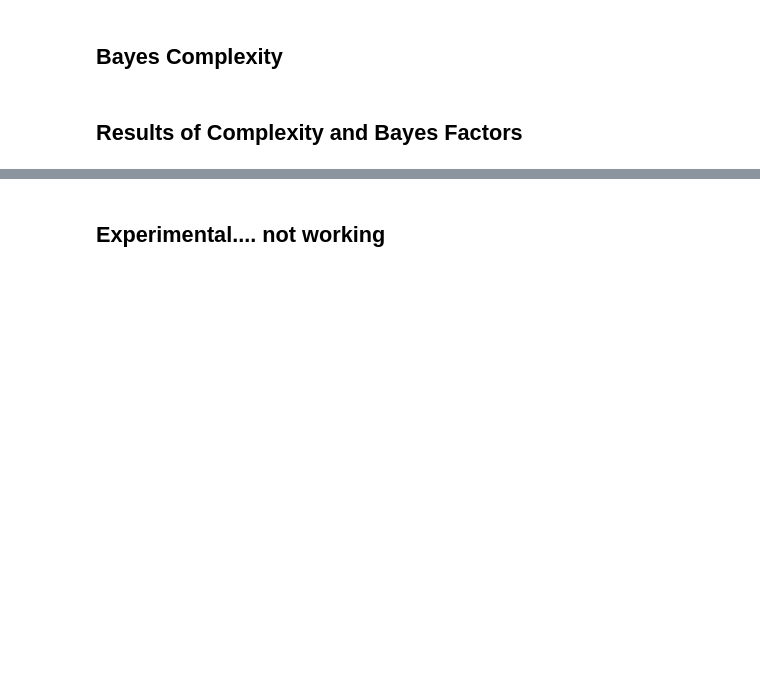
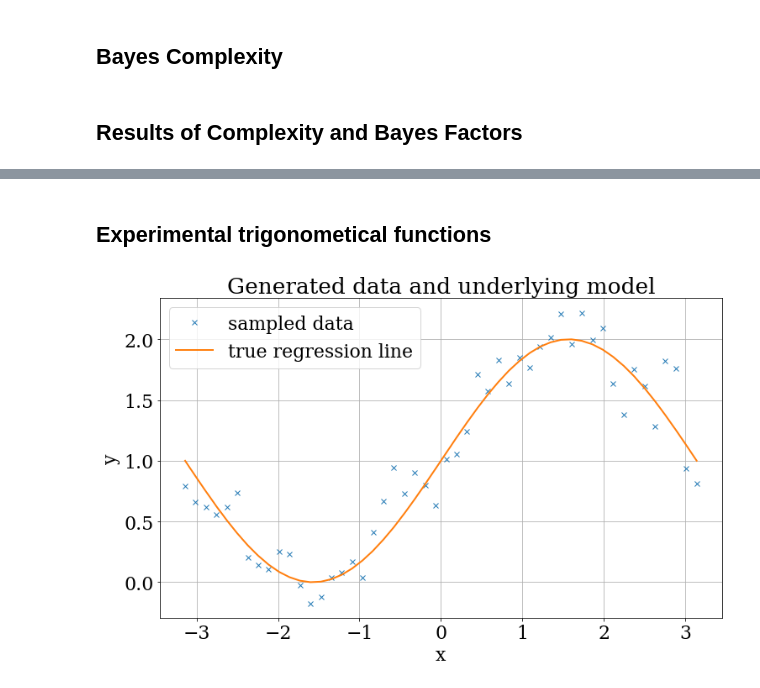
Before and after one commit to dschuechter/physics760_schuechter_krause, a Jupyter notebook: final_project/Code/Bayesian_model_selection_Testing.ipynb, the cells around one changed output, grey strips where cells are left out. Drawn from its saved outputs; the diff is of its cells as text; code cells hidden in the pictures; blank space fills up the shorter version.

Commit message:
Added experimental trigometrical models and problem

```diff
--- a/final_project/Code/Bayesian_model_selection_Testing.ipynb
+++ b/final_project/Code/Bayesian_model_selection_Testing.ipynb
@@ -362,2 +366,24 @@ print(test[0])
 # %% [markdown]
-## Experimental.... not working
+## Experimental trigonometical functions
+# %%
+size = 50 #no of datapoints
+true_offset = 1
+true_amplitude = 1
+true_phase = 0
+true_theta = 1
+sigma=1/5 #noise
+
+x = np.linspace(-np.pi, np.pi, size)
+true_regression_line = true_offset + true_amplitude * np.sin(true_theta*x+true_phase)#+2*x**2
+# add noise
+y = true_regression_line + np.random.normal(scale=sigma, size=size)
+
+data = dict(x=x, y=y)
+fig = plt.figure(figsize=(12, 7))
+ax = fig.add_subplot(111, xlabel="x", ylabel="y", title="Generated data and underlying model")
+ax.plot(x, y, "x", label="sampled data")
+ax.plot(x, true_regression_line, label="true regression line", lw=2.0)
+plt.grid()
+plt.legend(loc=0);
+# %% [output]
+[figure, added]
```
Also changed, not shown: parts of 10 cells of this notebook, 2 other files.
